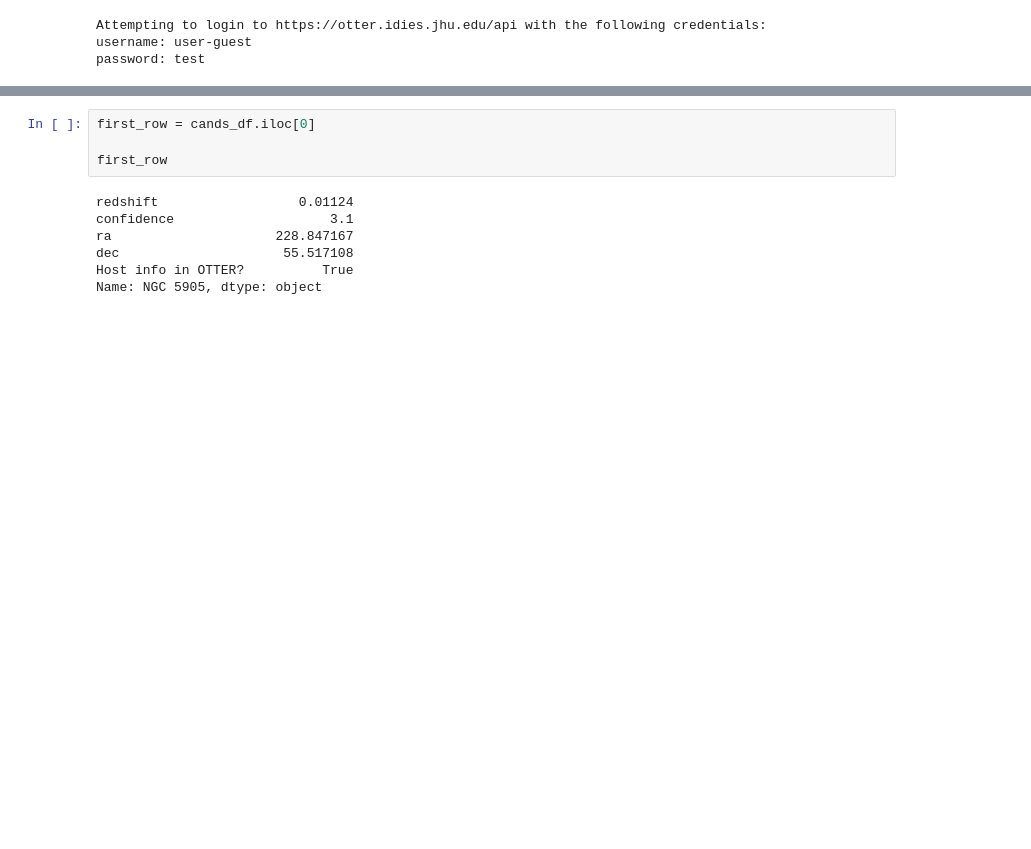
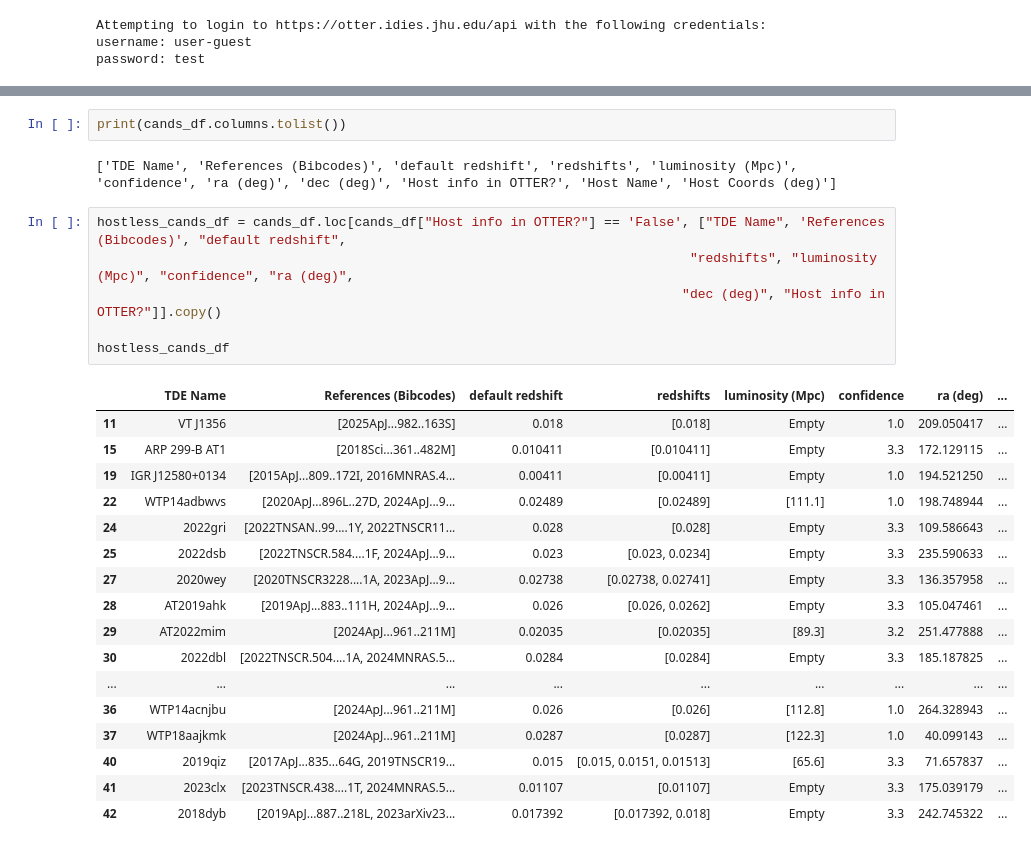
Before and after one commit to COSMOF0X/TIMESTEP_Apprenticeship_TDE_Target_Project, a Jupyter notebook: TDE-catalog-program.ipynb, the cells around one changed output, grey strips where cells are left out. Saved outputs shown, nothing was run; the diff lists cells and outputs as text; blank space fills up the shorter version.

```diff
--- a/TDE-catalog-program.ipynb
+++ b/TDE-catalog-program.ipynb
@@ -342,11 +187,28 @@ TypeError: 'NoneType' object is not iterable
-# %%
-first_row = cands_df.iloc[0]
-
-first_row
-# %% [output]
-redshift                  0.01124
-confidence                    3.1
-ra                     228.847167
-dec                     55.517108
-Host info in OTTER?          True
-Name: NGC 5905, dtype: object
+# %%
+print(cands_df.columns.tolist())
+# %% [output]
+['TDE Name', 'References (Bibcodes)', 'default redshift', 'redshifts', 'luminosity (Mpc)', 'confidence', 'ra (deg)', 'dec (deg)', 'Host info in OTTER?', 'Host Name', 'Host Coords (deg)']
+# %%
+hostless_cands_df = cands_df.loc[cands_df["Host info in OTTER?"] == 'False', ["TDE Name", 'References (Bibcodes)', "default redshift",
+                                                                            "redshifts", "luminosity (Mpc)", "confidence", "ra (deg)",
+                                                                           "dec (deg)", "Host info in OTTER?"]].copy()
+
+hostless_cands_df
+# %% [output]
+|  | TDE Name | References (Bibcodes) | default redshift | redshifts | luminosity (Mpc) | confidence | ra (deg) | ... |
+| 11 | VT J1356 | [2025ApJ...982..163S] | 0.018 | [0.018] | Empty | 1.0 | 209.050417 | ... |
+| 15 | ARP 299-B AT1 | [2018Sci...361..482M] | 0.010411 | [0.010411] | Empty | 3.3 | 172.129115 | ... |
+| 19 | IGR J12580+0134 | [2015ApJ...809..172I, 2016MNRAS.4... | 0.00411 | [0.00411] | Empty | 1.0 | 194.521250 | ... |
+| 22 | WTP14adbwvs | [2020ApJ...896L..27D, 2024ApJ...9... | 0.02489 | [0.02489] | [111.1] | 1.0 | 198.748944 | ... |
+| 24 | 2022gri | [2022TNSAN..99....1Y, 2022TNSCR11... | 0.028 | [0.028] | Empty | 3.3 | 109.586643 | ... |
+| 25 | 2022dsb | [2022TNSCR.584....1F, 2024ApJ...9... | 0.023 | [0.023, 0.0234] | Empty | 3.3 | 235.590633 | ... |
+| 27 | 2020wey | [2020TNSCR3228....1A, 2023ApJ...9... | 0.02738 | [0.02738, 0.02741] | Empty | 3.3 | 136.357958 | ... |
+| 28 | AT2019ahk | [2019ApJ...883..111H, 2024ApJ...9... | 0.026 | [0.026, 0.0262] | Empty | 3.3 | 105.047461 | ... |
+| 29 | AT2022mim | [2024ApJ...961..211M] | 0.02035 | [0.02035] | [89.3] | 3.2 | 251.477888 | ... |
+| 30 | 2022dbl | [2022TNSCR.504....1A, 2024MNRAS.5... | 0.0284 | [0.0284] | Empty | 3.3 | 185.187825 | ... |
+| ... | ... | ... | ... | ... | ... | ... | ... | ... |
+| 36 | WTP14acnjbu | [2024ApJ...961..211M] | 0.026 | [0.026] | [112.8] | 1.0 | 264.328943 | ... |
+| 37 | WTP18aajkmk | [2024ApJ...961..211M] | 0.0287 | [0.0287] | [122.3] | 1.0 | 40.099143 | ... |
+| 40 | 2019qiz | [2017ApJ...835...64G, 2019TNSCR19... | 0.015 | [0.015, 0.0151, 0.01513] | [65.6] | 3.3 | 71.657837 | ... |
+| 41 | 2023clx | [2023TNSCR.438....1T, 2024MNRAS.5... | 0.01107 | [0.01107] | Empty | 3.3 | 175.039179 | ... |
+| 42 | 2018dyb | [2019ApJ...887..218L, 2023arXiv23... | 0.017392 | [0.017392, 0.018] | Empty | 3.3 | 242.745322 | ... |
```
Also changed, not shown: parts of 10 cells of this notebook.
